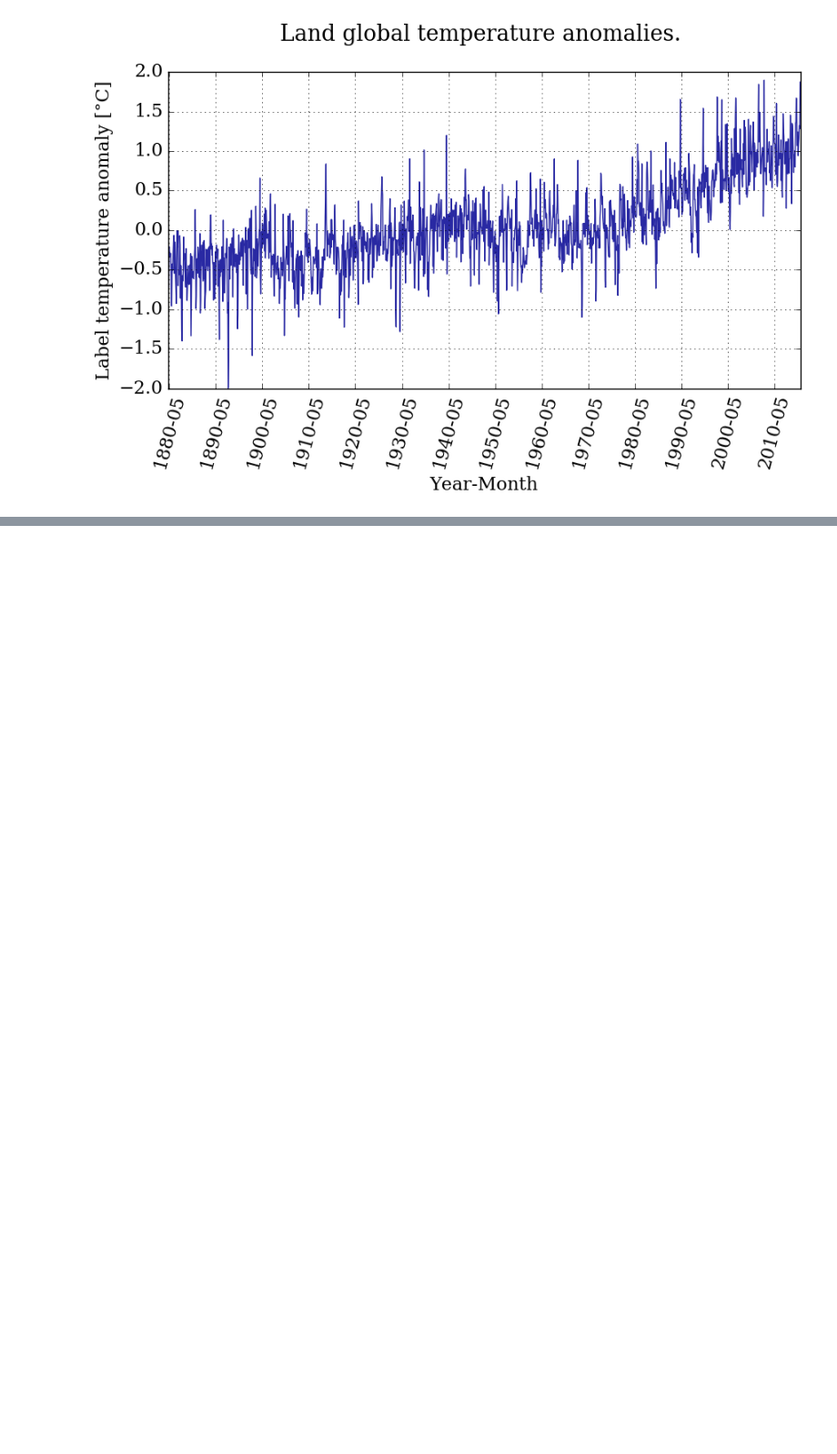
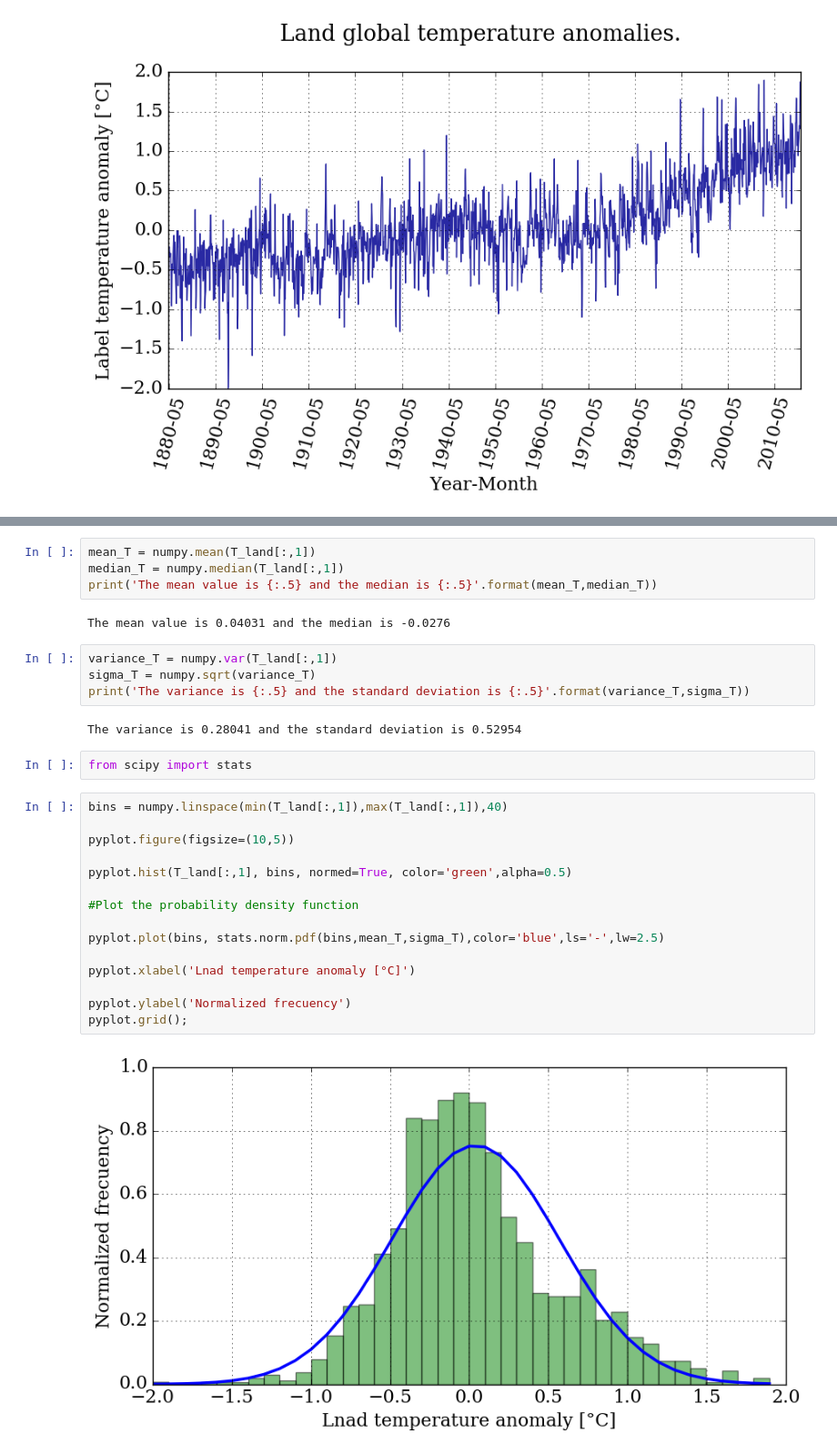
Before and after one commit to mcisternasf28/notebook, a Jupyter notebook: The_python_scientific_stack.ipynb, the cells around one changed output, grey strips where cells are left out. Shown: that part at 91% size. Cells and saved outputs as stored; diff of their text form; blank space fills up the shorter version.

```diff
--- a/The_python_scientific_stack.ipynb
+++ b/The_python_scientific_stack.ipynb
@@ -128,0 +147,31 @@ pyplot.grid();
+# %%
+mean_T = numpy.mean(T_land[:,1])
+median_T = numpy.median(T_land[:,1])
+print('The mean value is {:.5} and the median is {:.5}'.format(mean_T,median_T))
+# %% [output]
+The mean value is 0.04031 and the median is -0.0276
+# %%
+variance_T = numpy.var(T_land[:,1])
+sigma_T = numpy.sqrt(variance_T)
+print('The variance is {:.5} and the standard deviation is {:.5}'.format(variance_T,sigma_T))
+# %% [output]
+The variance is 0.28041 and the standard deviation is 0.52954
+# %%
+from scipy import stats
+# %%
+bins = numpy.linspace(min(T_land[:,1]),max(T_land[:,1]),40)
+
+pyplot.figure(figsize=(10,5))
+
+pyplot.hist(T_land[:,1], bins, normed=True, color='green',alpha=0.5)
+
+#Plot the probability density function
+
+pyplot.plot(bins, stats.norm.pdf(bins,mean_T,sigma_T),color='blue',ls='-',lw=2.5)
+
+pyplot.xlabel('Lnad temperature anomaly [°C]')
+
+pyplot.ylabel('Normalized frecuency')
+pyplot.grid();
+# %% [output]
+[figure, added]
```
Also changed, not shown: parts of 4 cells of this notebook.
